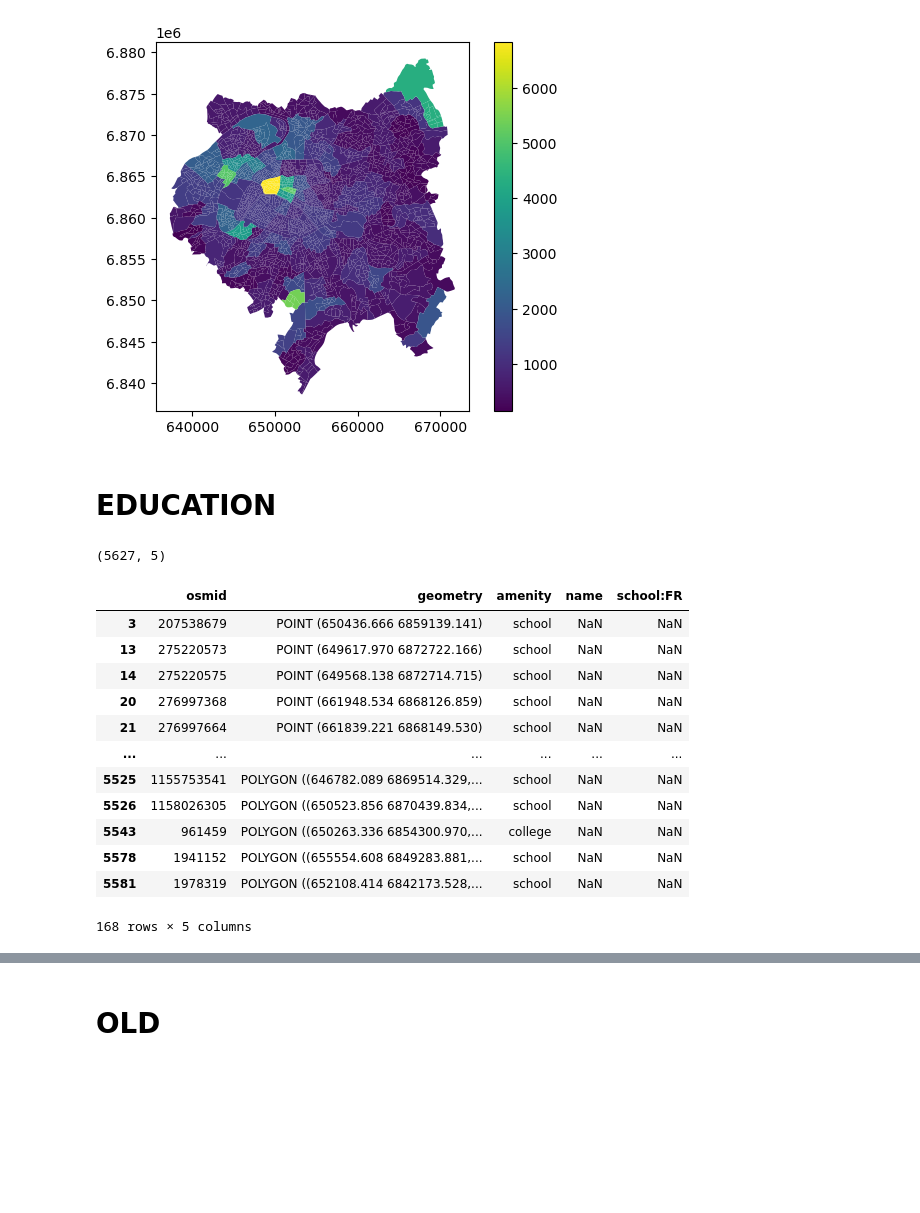
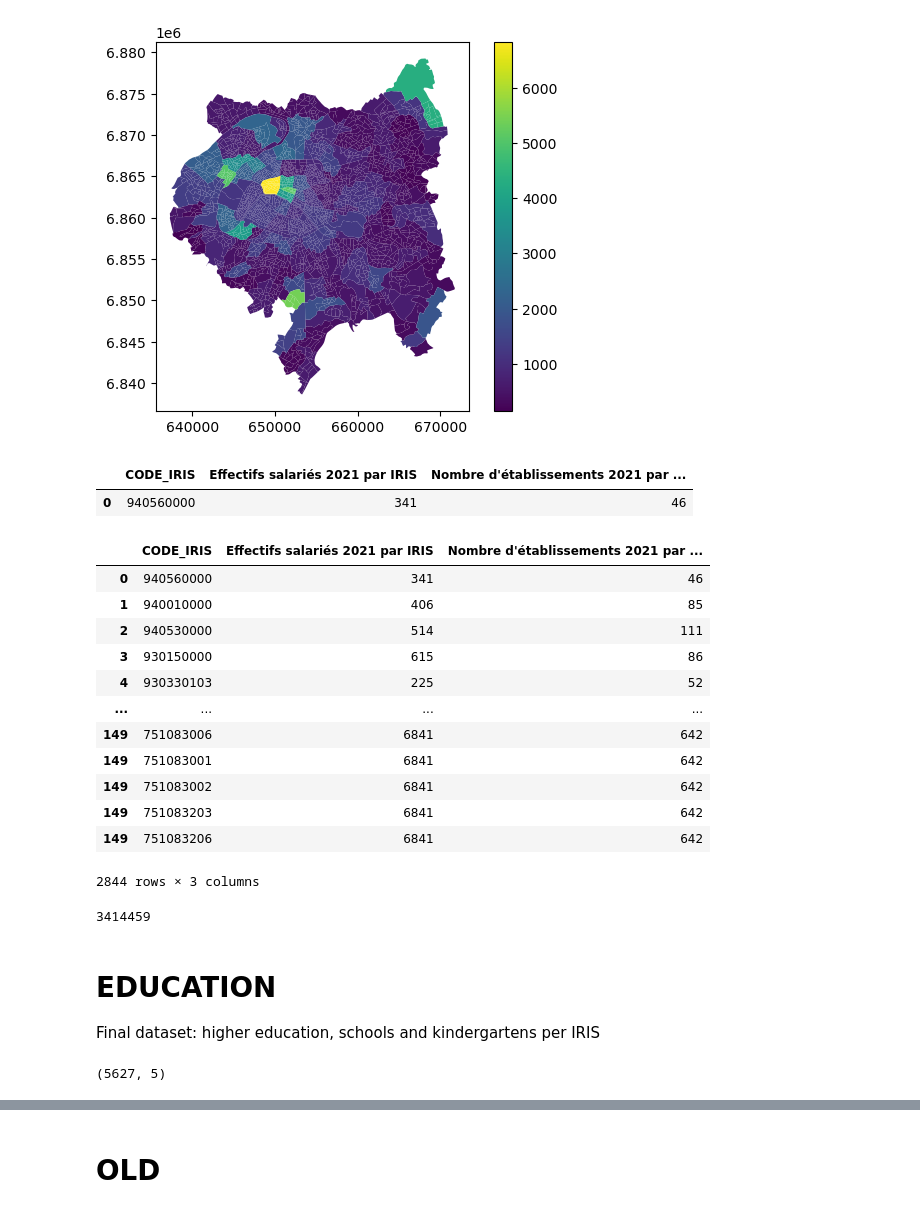
Before and after one commit to AurianeTec/Thesis, a Jupyter notebook: data_cleaning.ipynb, the cells around one changed output, grey strips where cells are left out. Drawn from its saved outputs; the diff is of its cells as text; code cells hidden in the pictures; blank space fills up the shorter version.

```diff
--- a/data_cleaning.ipynb
+++ b/data_cleaning.ipynb
@@ -338,5 +339,5 @@ See the caveats in the documentation: https://pandas.pydata.org/pandas-docs/stab
 # %%
 col_tokeep = ['Commune', 'Code commune', 'Nombre d\'établissements 2021',
        'Effectifs salariés 2021', 'geometry']
-df_GPM_grouped_with_geom_clean = df_GPM_grouped_with_geom[col_tokeep]
+jobs_per_commune = df_GPM_grouped_with_geom[col_tokeep]
 # %%
@@ -351,7 +352,7 @@ df_GPM_grouped_with_geom_clean.plot(column = 'Effectifs salariés 2021', legend
 [figure]
 # %%
 # Prep the data for spatial join
-df_GPM_grouped_with_geom_clean = df_GPM_grouped_with_geom_clean.to_crs(IRIS_GPM.crs)
+jobs_per_commune = jobs_per_commune.to_crs(IRIS_GPM.crs)
 IRIS_GPM['representative_point'] = IRIS_GPM.representative_point()
 IRIS_GPM = IRIS_GPM.set_geometry('representative_point')
 # %%
@@ -376,8 +377,43 @@ IRIS_communes_GPM.plot(column = 'Effectifs salariés 2021 par IRIS', legend = Tr
 # %% [output]
 <Axes: >
 [figure]
-# %% [markdown]
-# EDUCATION
+# %%
+### Create the final jobs per IRIS dataset
+pd.options.mode.chained_assignment = None  # default='warn'
+
+col_tokeep = ['CODE_IRIS', 'Effectifs salariés 2021 par IRIS', 'Nombre d\'établissements 2021 par IRIS']
+jobs_per_IRIS = IRIS_communes_GPM[col_tokeep]
+jobs_per_IRIS = jobs_per_IRIS.astype('int64')
+
+jobs_per_IRIS.head(1)
+# %% [output]
+|  | CODE_IRIS | Effectifs salariés 2021 par IRIS | Nombre d'établissements 2021 par ... |
+| 0 | 940560000 | 341 | 46 |
+# %%
+jobs_per_IRIS
+# %% [output]
+|  | CODE_IRIS | Effectifs salariés 2021 par IRIS | Nombre d'établissements 2021 par ... |
+| 0 | 940560000 | 341 | 46 |
+| 1 | 940010000 | 406 | 85 |
+| 2 | 940530000 | 514 | 111 |
+| 3 | 930150000 | 615 | 86 |
+| 4 | 930330103 | 225 | 52 |
+| ... | ... | ... | ... |
+| 149 | 751083006 | 6841 | 642 |
+| 149 | 751083001 | 6841 | 642 |
+| 149 | 751083002 | 6841 | 642 |
+| 149 | 751083203 | 6841 | 642 |
+| 149 | 751083206 | 6841 | 642 |
+2844 rows × 3 columns
+# %%
+total_jobs_GPM = jobs_per_IRIS['Effectifs salariés 2021 par IRIS'].sum()
+total_jobs_GPM
+# %% [output]
+3414459
+# %% [markdown]
+# EDUCATION
+
+Final dataset: higher education, schools and kindergartens per IRIS
 # %%
 ### Get education-related amenities from OSM
 
@@ -393,21 +429,3 @@ buildings = buildings[col_tokeep].to_crs(IRIS_GPM.crs)
 buildings.shape
 # %% [output]
 (5627, 5)
-# %%
-# Check if any buildings have no name at all (no way of checking their validity)
-buildings.loc[(buildings['name'].isnull()) & (buildings['school:FR'].isnull())]
-# What do?
-# %% [output]
-|  | osmid | geometry | amenity | name | school:FR |
-| 3 | 207538679 | POINT (650436.666 6859139.141) | school | NaN | NaN |
-| 13 | 275220573 | POINT (649617.970 6872722.166) | school | NaN | NaN |
-| 14 | 275220575 | POINT (649568.138 6872714.715) | school | NaN | NaN |
-| 20 | 276997368 | POINT (661948.534 6868126.859) | school | NaN | NaN |
-| 21 | 276997664 | POINT (661839.221 6868149.530) | school | NaN | NaN |
-| ... | ... | ... | ... | ... | ... |
-| 5525 | 1155753541 | POLYGON ((646782.089 6869514.329,... | school | NaN | NaN |
-| 5526 | 1158026305 | POLYGON ((650523.856 6870439.834,... | school | NaN | NaN |
-| 5543 | 961459 | POLYGON ((650263.336 6854300.970,... | college | NaN | NaN |
-| 5578 | 1941152 | POLYGON ((655554.608 6849283.881,... | school | NaN | NaN |
-| 5581 | 1978319 | POLYGON ((652108.414 6842173.528,... | school | NaN | NaN |
-168 rows × 5 columns
```
Also changed, not shown: parts of 19 cells of this notebook.
